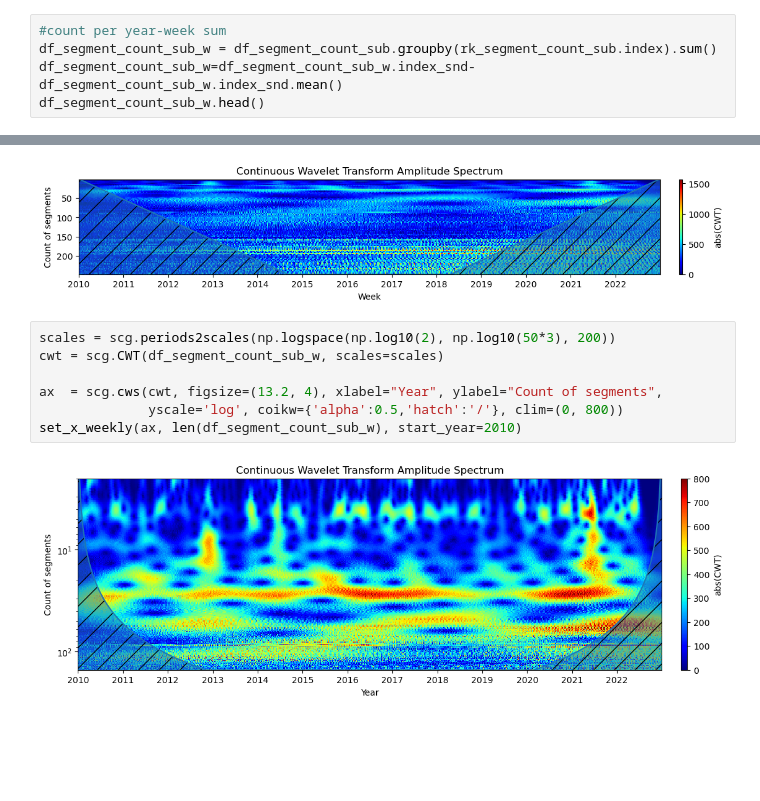
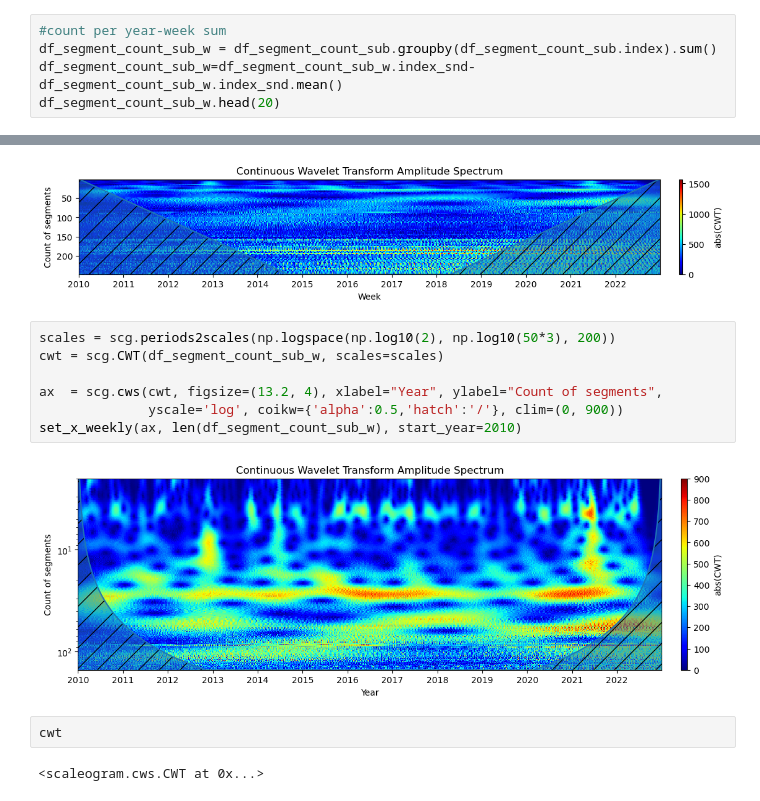
Before and after one commit to RRisto/learning, a Jupyter notebook: audio/wavelet/example_wavelet.ipynb, the cells around one changed output, grey strips where cells are left out. Saved outputs shown, nothing was run; the diff lists cells and outputs as text; blank space fills up the shorter version.

```diff
--- a/audio/wavelet/example_wavelet.ipynb
+++ b/audio/wavelet/example_wavelet.ipynb
@@ -284,8 +300,8 @@ df_segment_count_sub.index = df_segment_count_sub.index.strftime('%Y-%U')
 # %%
 #count per year-week sum
-df_segment_count_sub_w = df_segment_count_sub.groupby(rk_segment_count_sub.index).sum()
+df_segment_count_sub_w = df_segment_count_sub.groupby(df_segment_count_sub.index).sum()
 df_segment_count_sub_w=df_segment_count_sub_w.index_snd-df_segment_count_sub_w.index_snd.mean()
-df_segment_count_sub_w.head()
+df_segment_count_sub_w.head(20)
 # %% [output]
 2010-00   -304.71553
 2010-01   -304.71553
@@ -314,9 +341,13 @@ set_x_weekly(ax, len(df_segment_count_sub_w), start_year=2010)
 # %%
 scales = scg.periods2scales(np.logspace(np.log10(2), np.log10(50*3), 200))
 cwt = scg.CWT(df_segment_count_sub_w, scales=scales)
 
 ax  = scg.cws(cwt, figsize=(13.2, 4), xlabel="Year", ylabel="Count of segments",
-              yscale='log', coikw={'alpha':0.5,'hatch':'/'}, clim=(0, 800))
+              yscale='log', coikw={'alpha':0.5,'hatch':'/'}, clim=(0, 900))
 set_x_weekly(ax, len(df_segment_count_sub_w), start_year=2010)
 # %% [output]
-[figure, old version]
+[figure, new version]
+# %%
+cwt
+# %% [output]
+<scaleogram.cws.CWT at 0x...>
```
Also changed, not shown: parts of 3 cells of this notebook.
